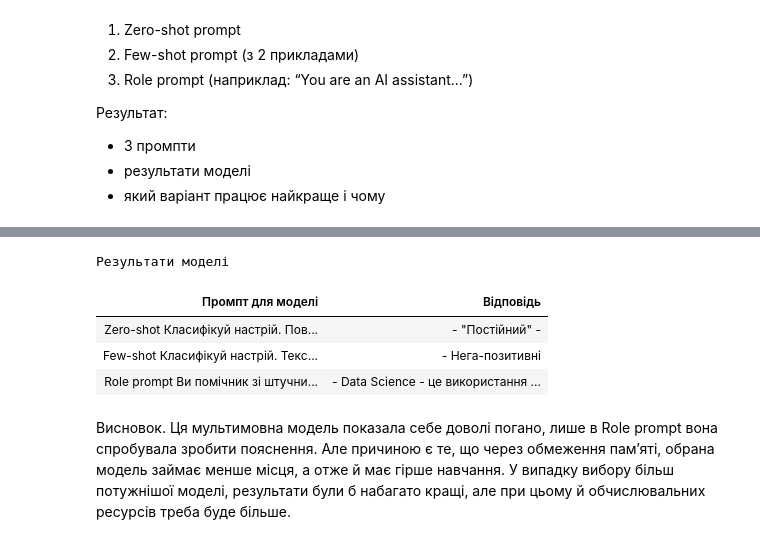
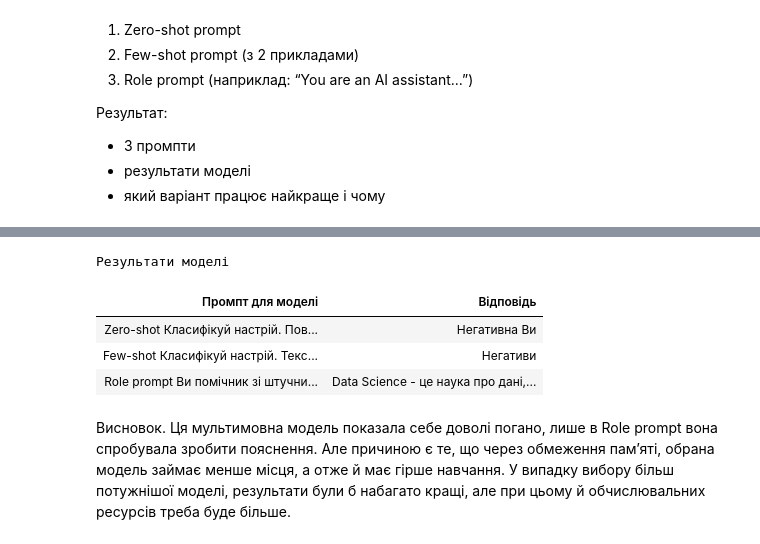
Before and after one commit to BogdanPinchuk/DataScience-PBY_HW23, a Jupyter notebook: Bohdan_Pinchuk_DS_HW23.ipynb, the cells around one changed output, grey strips where cells are left out. Cells and saved outputs as stored; diff of their text form; code cells hidden in the pictures.

```diff
--- a/Bohdan_Pinchuk_DS_HW23.ipynb
+++ b/Bohdan_Pinchuk_DS_HW23.ipynb
@@ -375,8 +375,9 @@ if load_model and file_path.exists():
 else:
     generator = pipeline(
         "text-generation",
-        model="Qwen/Qwen2.5-0.5B-Instruct",
+        # model="Qwen/Qwen2.5-0.5B-Instruct",
         # model="Qwen/Qwen2.5-1.5B-Instruct",
+        model="Radu1999/Mistral-Instruct-Ukrainian-SFT",
         clean_up_tokenization_spaces=False,
     )
     # save model
@@ -409,8 +409,8 @@ rp1.print_pd_report("Результати моделі")
 Результати моделі
 | Промпт для моделі | Відповідь |
-| Zero-shot Класифікуй настрій. Пов... | - "Постійний" - |
-| Few-shot Класифікуй настрій. Текс... | - Нега-позитивні |
-| Role prompt Ви помічник зі штучни... | - Data Science - це використання ... |
+| Zero-shot Класифікуй настрій. Пов... | Негативна Ви |
+| Few-shot Класифікуй настрій. Текс... | Негативи |
+| Role prompt Ви помічник зі штучни... | Data Science - це наука про дані,... |
 # %% [markdown]
 Висновок. Ця мультимовна модель показала себе доволі погано, лише в Role prompt вона спробувала зробити пояснення. Але причиною є те, що через обмеження памʼяті, обрана модель займає менше місця, а отже й має гірше навчання. У випадку вибору більш потужнішої моделі, результати були б набагато кращі, але при цьому й обчислювальних ресурсів треба буде більше.
 # %% [markdown]
```
Also changed, not shown: parts of 2 cells of this notebook.
